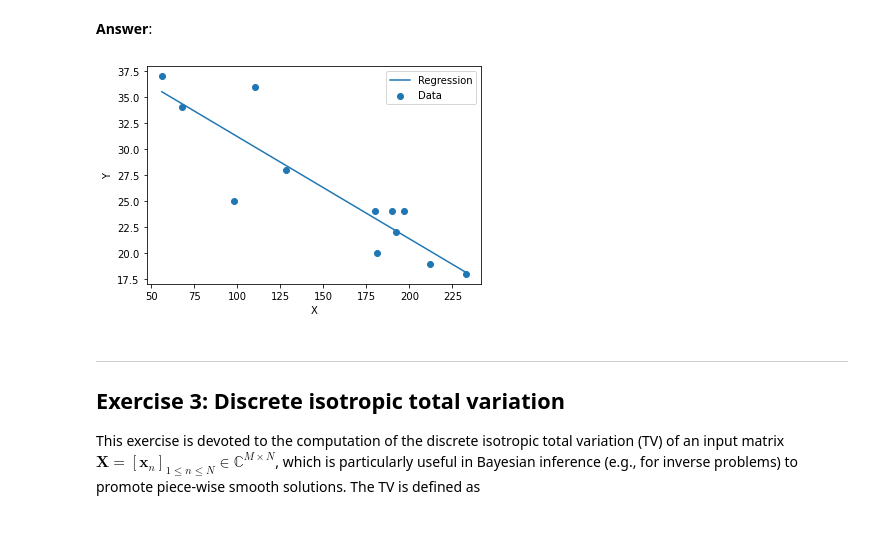
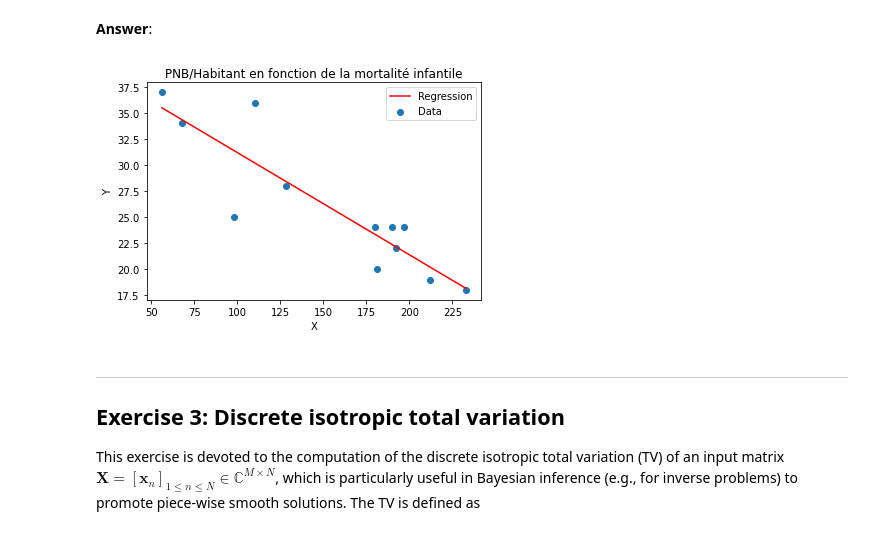
Before and after one commit to louiseamaladasse-a11y/python_sdia, a Jupyter notebook: Labs/Lab2/lab2.ipynb, the cells around one changed output. Cells and saved outputs as stored; diff of their text form; code cells hidden in the pictures.

```diff
--- a/Labs/Lab2/lab2.ipynb
+++ b/Labs/Lab2/lab2.ipynb
@@ -260,24 +267,26 @@ Y = -0.0982 X + 41.0095
 # %%
 import numpy as np
 
 x = df["X"].to_numpy()
 y = df["Y"].to_numpy()
 
-a, b = np.polyfit(x, y, 1)
 
-y_reg = a*x+b
+
+y_reg = np.polyval([a,b], df["X"])
 plt.scatter(x,y, label ="Data")
 
-# Ici on peut utiliser directement x en abscisse car X est déjà trié
-plt.plot(x, y_reg, label="Regression")
+# Ici on peut utiliser directement x en abscisse car X est déjà trié (intérêt de la question 1)
+
+plt.title("PNB/Habitant en fonction de la mortalité infantile")
+plt.plot(x, y_reg, color = 'red' ,label="Regression")
 
 plt.xlabel("X")
 plt.ylabel("Y")
 plt.legend()
 
 plt.show()
 # %% [output]
-[figure, old version]
+[figure, new version]
 # %% [markdown]
 ---
 ## <a name="ex3">Exercise 3: Discrete isotropic total variation</a>
```
Also changed, not shown: parts of 22 cells of this notebook, 4 other files.
